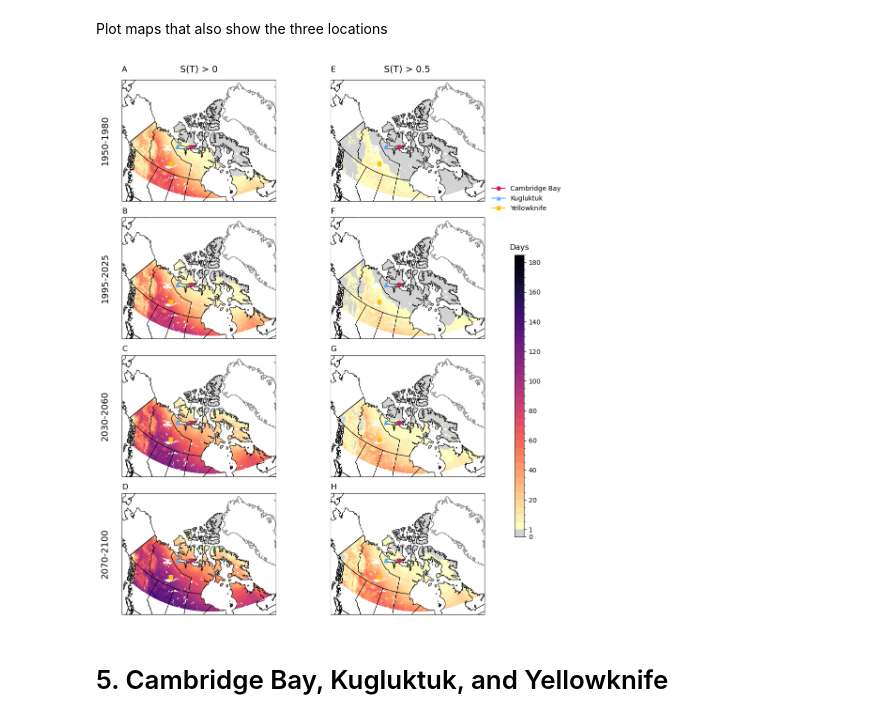
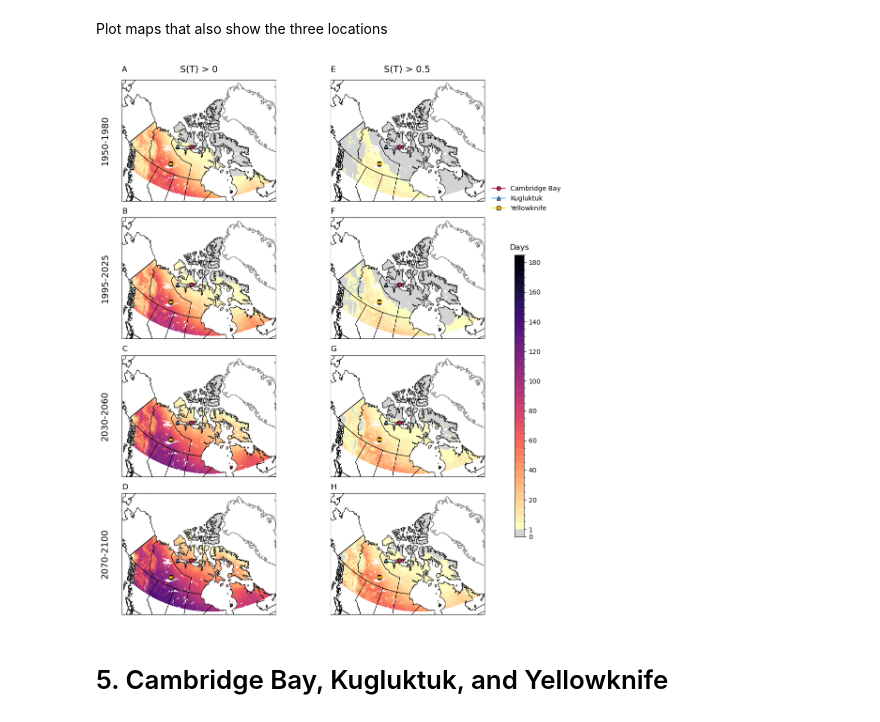
Before and after one commit to BernhardtLab/Arctic-VBD, a Jupyter notebook: R-scripts/13_mapping_median.ipynb, the cells around one changed output. Drawn from its saved outputs; the diff is of its cells as text; code cells hidden in the pictures.

```diff
--- a/R-scripts/13_mapping_median.ipynb
+++ b/R-scripts/13_mapping_median.ipynb
@@ -1005,18 +1005,21 @@ for i, ax in enumerate(axes.flat): # flat makes axes 1D instead of 2D
     ax.plot(CBAY_lon, CBAY_lat,
             marker = 'o',
             color = '#D81B60',
+            markeredgecolor = 'black',
             transform=ccrs.PlateCarree(),
             label='Cambridge Bay' if i == 0 else "") # Only the first subplot contributes to the legend
 
     ax.plot(KUG_lon, KUG_lat,
             marker = '^',
             color = '#56ADF7',
+            markeredgecolor = 'black',
             transform=ccrs.PlateCarree(),
             label = 'Kugluktuk' if i == 0 else "")
 
     ax.plot(YKN_lon, YKN_lat,
             marker = 's',
             color = '#FFC107',
+            markeredgecolor = 'black',
             transform=ccrs.PlateCarree(),
             label = 'Yellowknife' if i == 0 else "")
 
@@ -1045,34 +1048,34 @@ cbar.set_ticklabels([str(t) for t in tick_positions])
 
 # Add legend
 fig.legend(
     loc='center left',
     frameon=False,
     bbox_to_anchor=(0.89, 0.75)
 )
 # Column and row labels
 cols = ["S(T) > 0", "S(T) > 0.5"]
 rows = ["1950-1980", "1995-2025", "2030-2060", "2070-2100"]
 
 # Column headers
 for col, label in enumerate(cols):
     axes[0, col].set_title(label, fontsize=14, pad=12) # Add column
 
 # Row headers
 for row, label in enumerate(rows):
     axes[row, 0].text(
         -0.08, 0.5, label,
         va ='center', ha = 'right',
         rotation = 90, # Vertical label
         transform = axes[row, 0].transAxes, # keeps positioning consistent regardless of projection
         fontsize = 14
     )
 
 fig.tight_layout()
 plt.savefig("figures/Fig5-suitability.median.png", dpi=300, bbox_inches="tight")
 
 plt.show()
 # %% [output]
-[figure, old version]
+[figure, new version]
 # %% [markdown]
 # 5. Cambridge Bay, Kugluktuk, and Yellowknife
 # %% [markdown]
```
Also changed, not shown: 5 other files.
